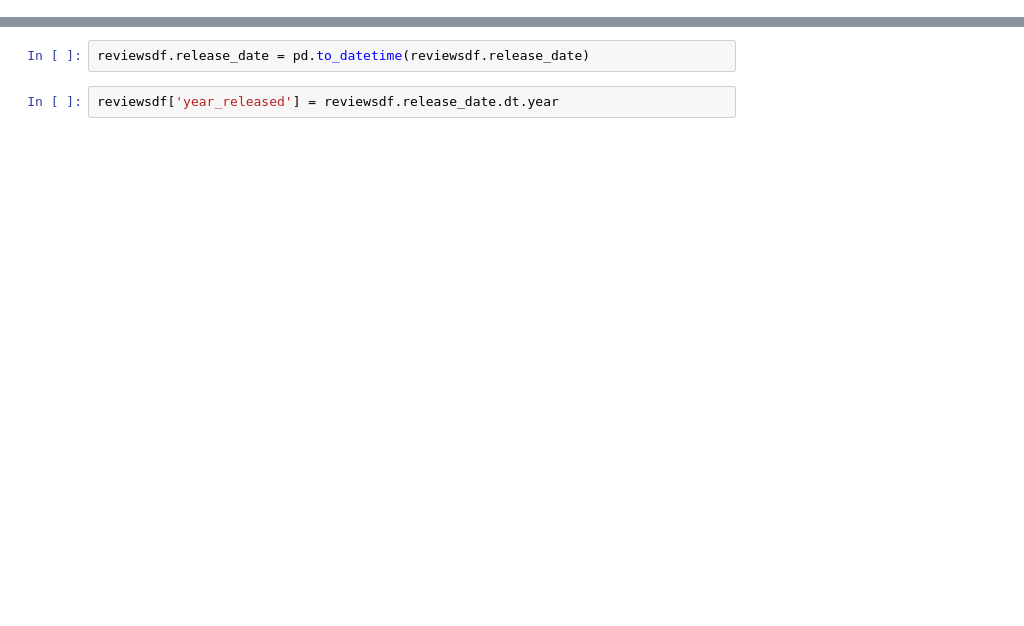
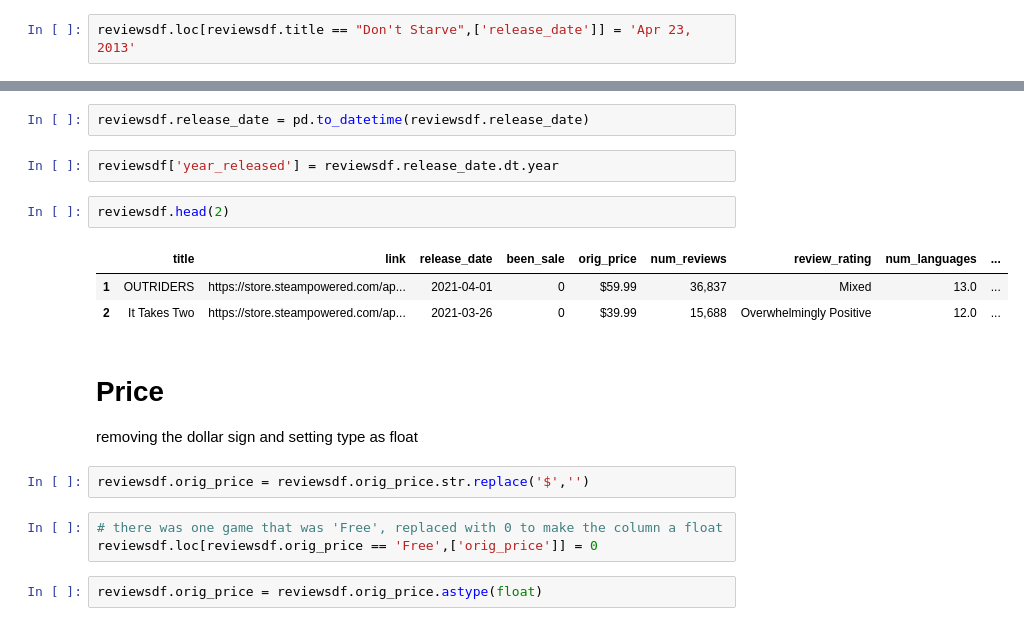
Before and after one commit to MichaelHarnett/Regression_Metis, a Jupyter notebook: final_df_editing.ipynb, the cells around one changed output, grey strips where cells are left out. Drawn from its saved outputs; the diff is of its cells as text; blank space fills up the shorter version.

```diff
--- a/final_df_editing.ipynb
+++ b/final_df_editing.ipynb
@@ -58,0 +111,2 @@ memory usage: 646.8+ KB
+# %%
+reviewsdf.loc[reviewsdf.title == "Don't Starve",['release_date']] = 'Apr 23, 2013'
@@ -60,3 +120,20 @@ memory usage: 646.8+ KB
 reviewsdf.release_date = pd.to_datetime(reviewsdf.release_date)
 # %%
 reviewsdf['year_released'] = reviewsdf.release_date.dt.year
+# %%
+reviewsdf.head(2)
+# %% [output]
+|  | title | link | release_date | been_sale | orig_price | num_reviews | review_rating | num_languages | ... |
+| 1 | OUTRIDERS | https://store.steampowered.com/ap... | 2021-04-01 | 0 | $59.99 | 36,837 | Mixed | 13.0 | ... |
+| 2 | It Takes Two | https://store.steampowered.com/ap... | 2021-03-26 | 0 | $39.99 | 15,688 | Overwhelmingly Positive | 12.0 | ... |
+# %% [markdown]
+# Price
+
+removing the dollar sign and setting type as float
+# %%
+reviewsdf.orig_price = reviewsdf.orig_price.str.replace('$','')
+# %%
+# there was one game that was 'Free', replaced with 0 to make the column a float
+reviewsdf.loc[reviewsdf.orig_price == 'Free',['orig_price']] = 0
+# %%
+reviewsdf.orig_price = reviewsdf.orig_price.astype(float)
```
Also changed, not shown: parts of 102 cells of this notebook, 5 other files.
